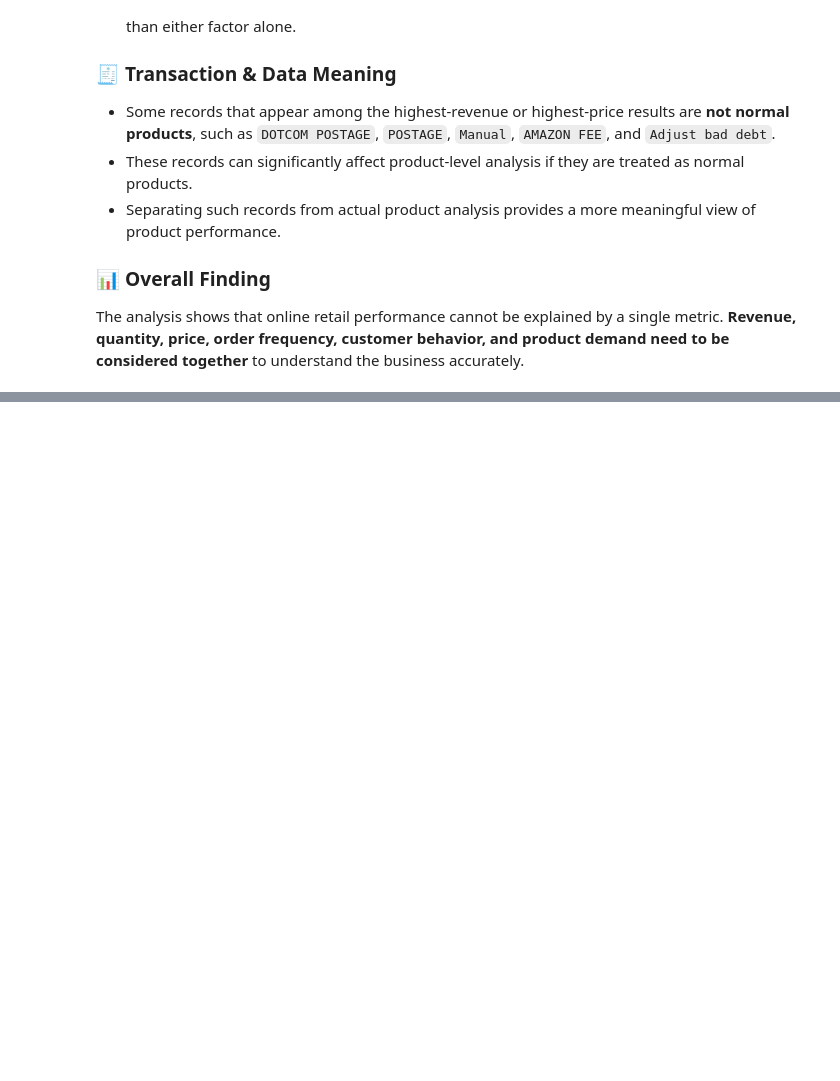
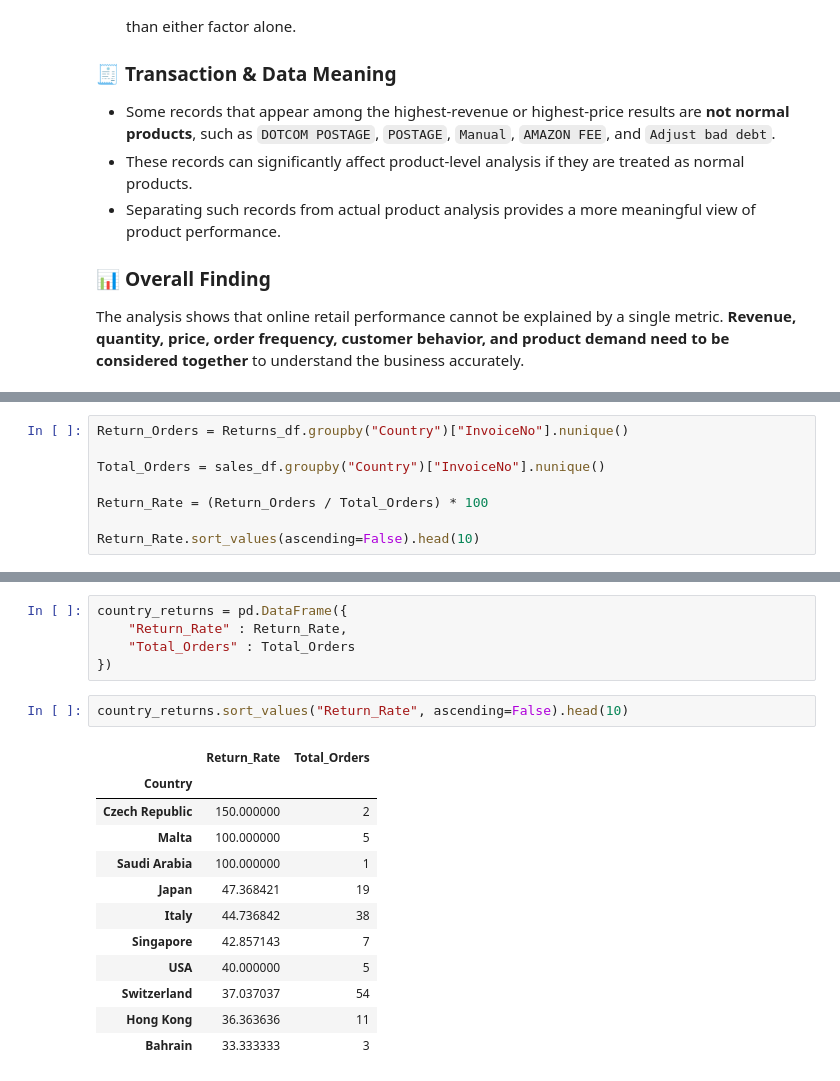
Before and after one commit to vikasa-y/Online-Retail-Sales-Analysis, a Jupyter notebook: Notebooks/Online_Retail_Eda.ipynb, the cells around one changed output, grey strips where cells are left out. Saved outputs shown, nothing was run; the diff lists cells and outputs as text; blank space fills up the shorter version.

```diff
--- a/Notebooks/Online_Retail_Eda.ipynb
+++ b/Notebooks/Online_Retail_Eda.ipynb
@@ -1064,0 +1203,8 @@ The analysis shows that online retail performance cannot be explained by a singl
+# %%
+Return_Orders = Returns_df.groupby("Country")["InvoiceNo"].nunique()
+
+Total_Orders = sales_df.groupby("Country")["InvoiceNo"].nunique()
+
+Return_Rate = (Return_Orders / Total_Orders) * 100
+
+Return_Rate.sort_values(ascending=False).head(10)
@@ -1064,0 +1224,20 @@ The analysis shows that online retail performance cannot be explained by a singl
+# %%
+country_returns = pd.DataFrame({
+    "Return_Rate" : Return_Rate,
+    "Total_Orders" : Total_Orders
+})
+# %%
+country_returns.sort_values("Return_Rate", ascending=False).head(10)
+# %% [output]
+|  | Return_Rate | Total_Orders |
+| Country |  |  |
+| Czech Republic | 150.000000 | 2 |
+| Malta | 100.000000 | 5 |
+| Saudi Arabia | 100.000000 | 1 |
+| Japan | 47.368421 | 19 |
+| Italy | 44.736842 | 38 |
+| Singapore | 42.857143 | 7 |
+| USA | 40.000000 | 5 |
+| Switzerland | 37.037037 | 54 |
+| Hong Kong | 36.363636 | 11 |
+| Bahrain | 33.333333 | 3 |
```
Also changed, not shown: parts of 21 cells of this notebook.
